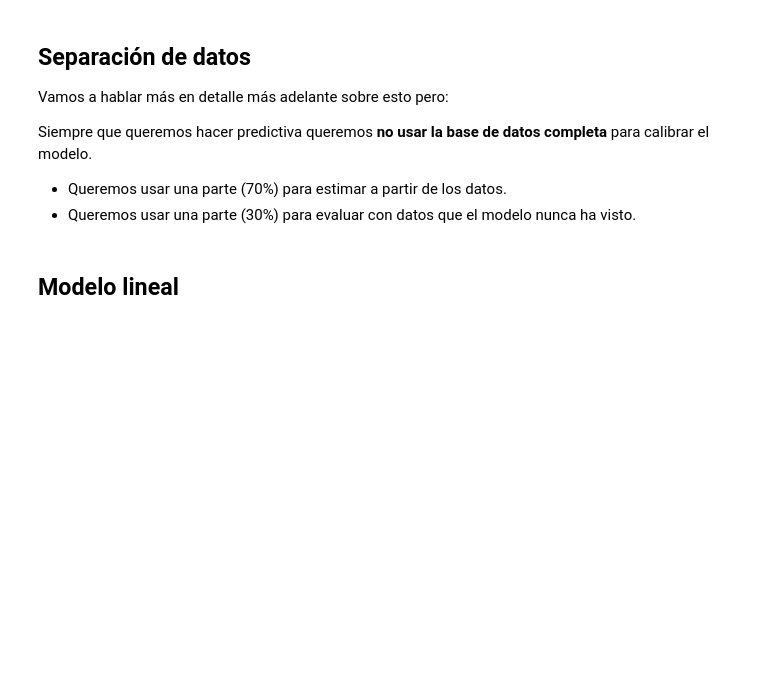
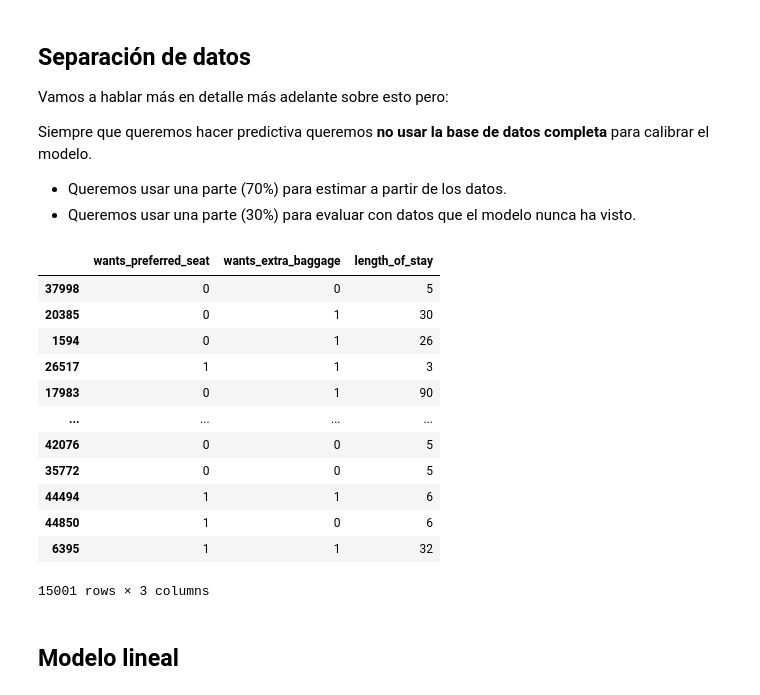
Before and after one commit to jazaineam1/Andes_ADDBD, a Jupyter notebook: Sesion13/Clase_13_Regresión_Logística_y_metricas_VERSION2.ipynb, the cells around one changed output. Cells and saved outputs as stored; diff of their text form; code cells hidden in the pictures; blank space fills up the shorter version.

```diff
--- a/Sesion13/Clase_13_Regresión_Logística_y_metricas_VERSION2.ipynb
+++ b/Sesion13/Clase_13_Regresión_Logística_y_metricas_VERSION2.ipynb
@@ -132,6 +152,22 @@ Siempre que queremos hacer predictiva queremos **no usar la base de datos comple
 from sklearn.model_selection import train_test_split
 # %%
 X_train, X_test, y_train, y_test = train_test_split(X, y, test_size=0.3, random_state=16)
+# %%
+X_test
+# %% [output]
+|  | wants_preferred_seat | wants_extra_baggage | length_of_stay |
+| 37998 | 0 | 0 | 5 |
+| 20385 | 0 | 1 | 30 |
+| 1594 | 0 | 1 | 26 |
+| 26517 | 1 | 1 | 3 |
+| 17983 | 0 | 1 | 90 |
+| ... | ... | ... | ... |
+| 42076 | 0 | 0 | 5 |
+| 35772 | 0 | 0 | 5 |
+| 44494 | 1 | 1 | 6 |
+| 44850 | 1 | 0 | 6 |
+| 6395 | 1 | 1 | 32 |
+15001 rows × 3 columns
 # %% [markdown]
 ## Modelo lineal
 # %%
```
Also changed, not shown: parts of 14 cells of this notebook.
